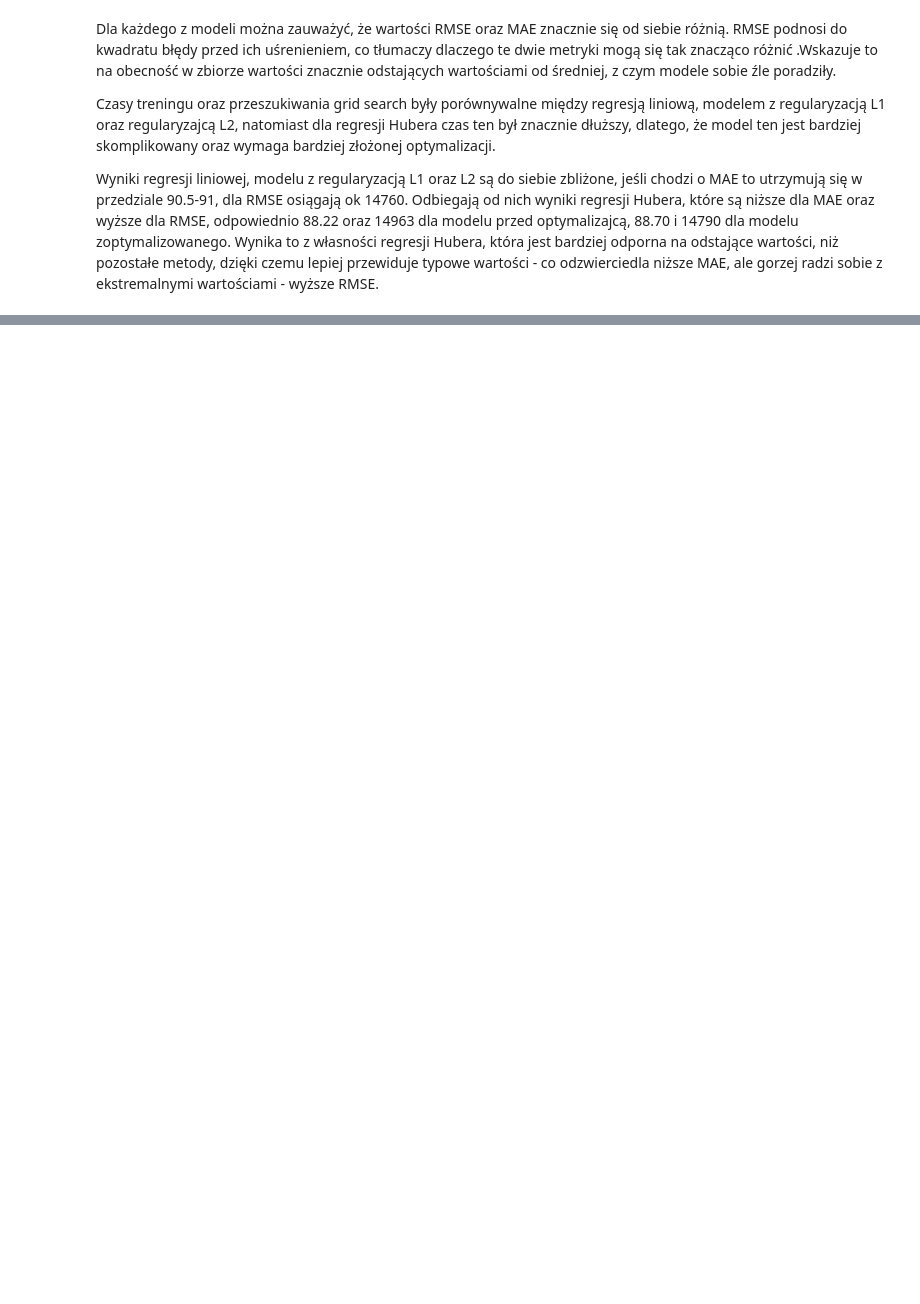
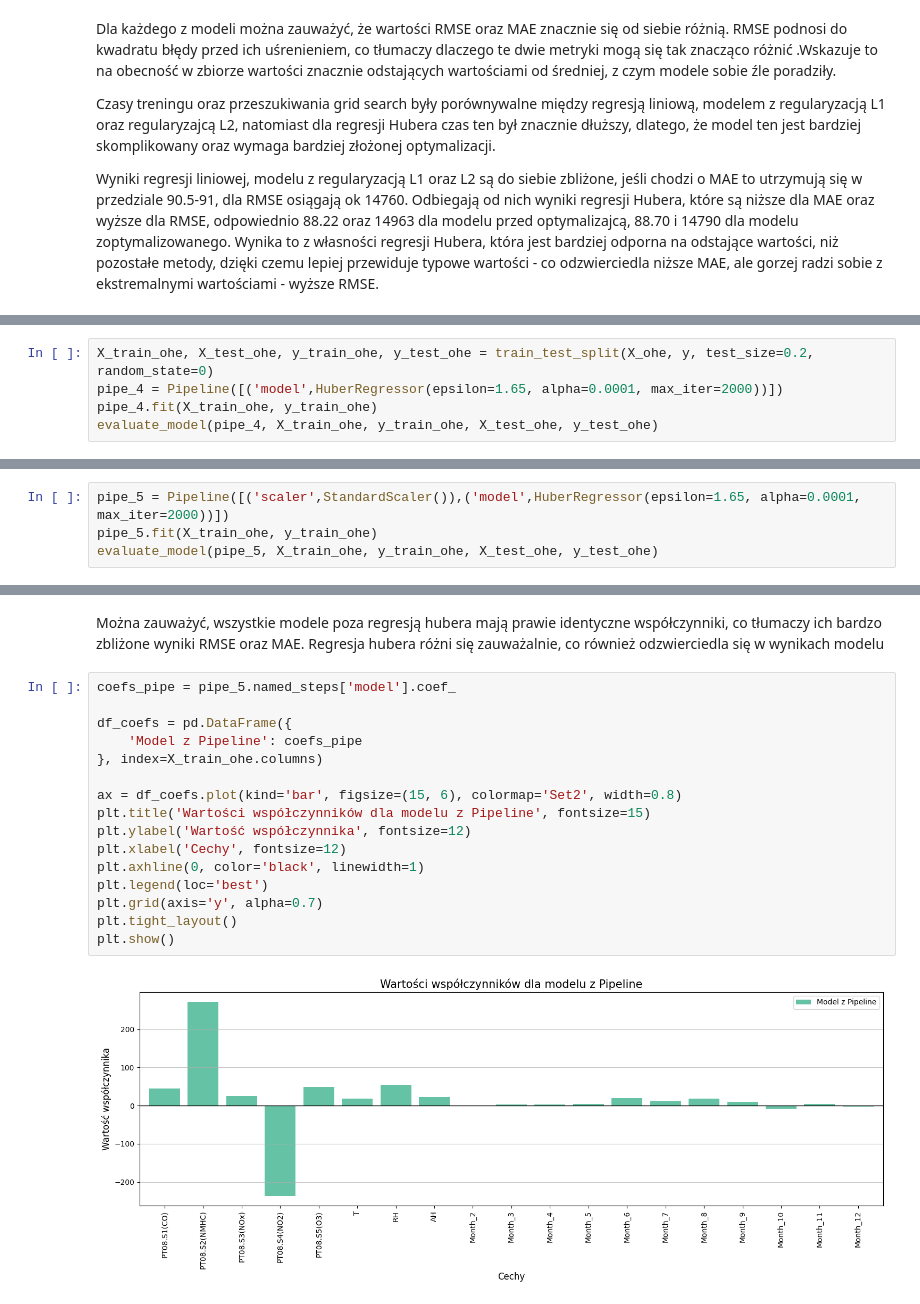
Before and after one commit to Marek55S/machine-learning-basis, a Jupyter notebook: 1-zadanie_domowe/1_zadanie_domowe.ipynb, the cells around one changed output, grey strips where cells are left out. Cells and saved outputs as stored; diff of their text form; blank space fills up the shorter version.

```diff
--- a/1-zadanie_domowe/1_zadanie_domowe.ipynb
+++ b/1-zadanie_domowe/1_zadanie_domowe.ipynb
@@ -423,0 +456,5 @@ Wyniki regresji liniowej, modelu z regularyzacją L1 oraz L2 są do siebie zbli
+# %%
+X_train_ohe, X_test_ohe, y_train_ohe, y_test_ohe = train_test_split(X_ohe, y, test_size=0.2, random_state=0)
+pipe_4 = Pipeline([('model',HuberRegressor(epsilon=1.65, alpha=0.0001, max_iter=2000))])
+pipe_4.fit(X_train_ohe, y_train_ohe)
+evaluate_model(pipe_4, X_train_ohe, y_train_ohe, X_test_ohe, y_test_ohe)
@@ -423,0 +467,4 @@ Wyniki regresji liniowej, modelu z regularyzacją L1 oraz L2 są do siebie zbli
+# %%
+pipe_5 = Pipeline([('scaler',StandardScaler()),('model',HuberRegressor(epsilon=1.65, alpha=0.0001, max_iter=2000))])
+pipe_5.fit(X_train_ohe, y_train_ohe)
+evaluate_model(pipe_5, X_train_ohe, y_train_ohe, X_test_ohe, y_test_ohe)
@@ -423,0 +505,20 @@ Wyniki regresji liniowej, modelu z regularyzacją L1 oraz L2 są do siebie zbli
+# %% [markdown]
+Można zauważyć, wszystkie modele poza regresją hubera mają prawie identyczne współczynniki, co tłumaczy ich bardzo zbliżone wyniki RMSE oraz MAE. Regresja hubera różni się zauważalnie, co również odzwierciedla się w wynikach modelu
+# %%
+coefs_pipe = pipe_5.named_steps['model'].coef_
+
+df_coefs = pd.DataFrame({
+    'Model z Pipeline': coefs_pipe
+}, index=X_train_ohe.columns)
+
+ax = df_coefs.plot(kind='bar', figsize=(15, 6), colormap='Set2', width=0.8)
+plt.title('Wartości współczynników dla modelu z Pipeline', fontsize=15)
+plt.ylabel('Wartość współczynnika', fontsize=12)
+plt.xlabel('Cechy', fontsize=12)
+plt.axhline(0, color='black', linewidth=1)
+plt.legend(loc='best')
+plt.grid(axis='y', alpha=0.7)
+plt.tight_layout()
+plt.show()
+# %% [output]
+[figure, added]
```
Also changed, not shown: parts of 24 cells of this notebook.
